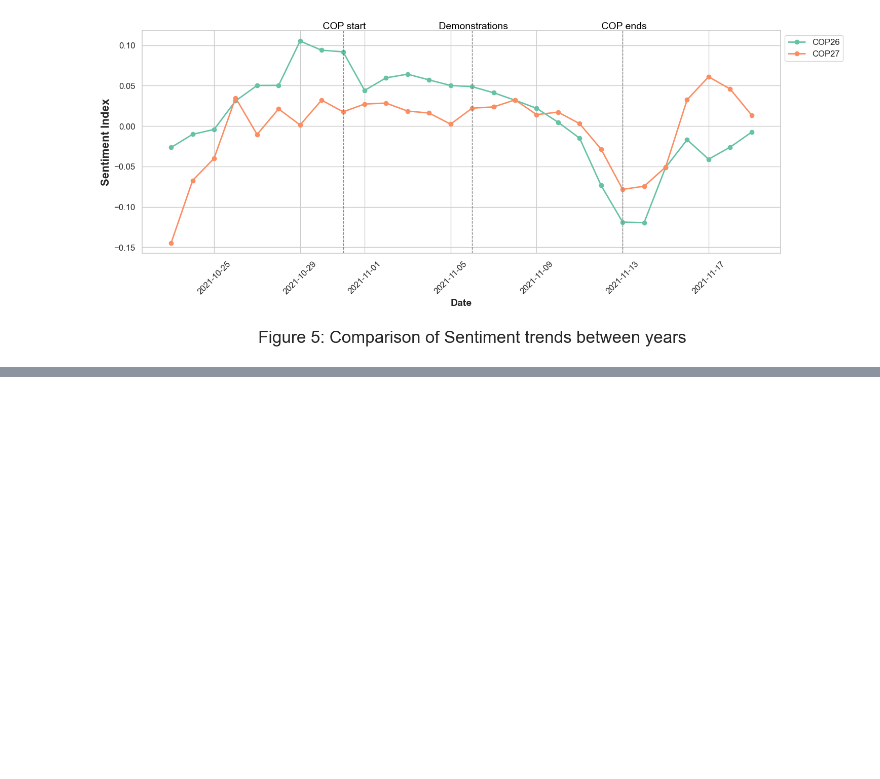
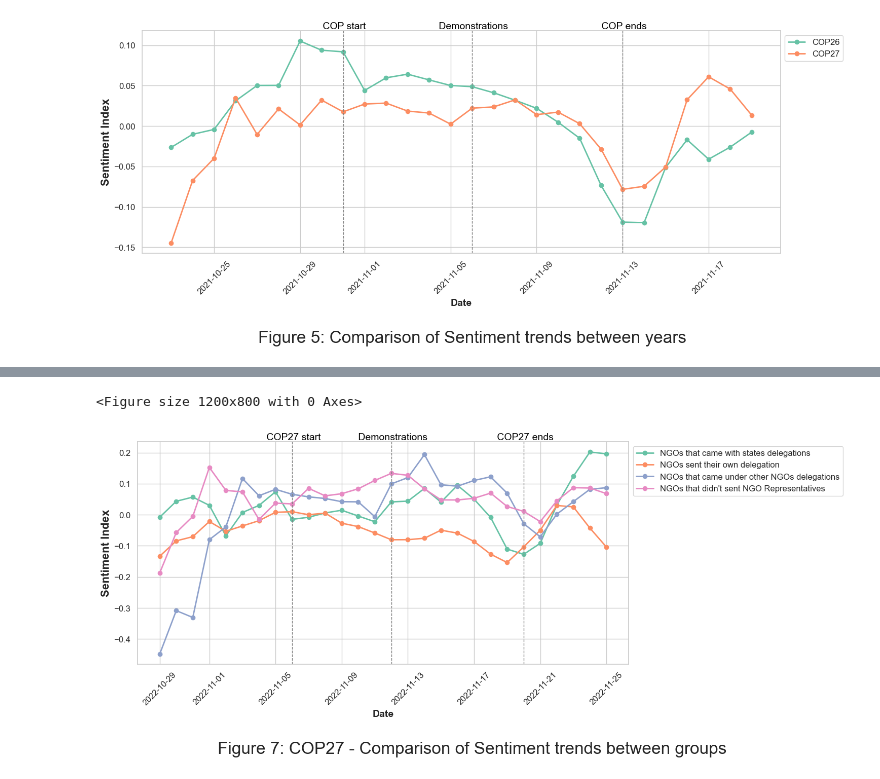
Before and after one commit to tom-baz/ENGO-emotional-framing, a Jupyter notebook: notebooks/tweets_distribution_plots.ipynb, the cells around one changed output, grey strips where cells are left out. Saved outputs shown, nothing was run; the diff lists cells and outputs as text; code cells hidden in the pictures; blank space fills up the shorter version.

```diff
--- a/notebooks/tweets_distribution_plots.ipynb
+++ b/notebooks/tweets_distribution_plots.ipynb
@@ -1098,0 +187,15 @@ plt.show()
+# %%
+# Plot COP27 sentiment comparison by groups
+plt.figure(figsize=(12, 8))
+plot_sentiment_comparison3(
+    cop27_groups,
+    title='Figure 7: COP27 - Comparison of Sentiment trends between groups',
+    sentiment_type="Sentiment Index",
+    date_column="date",
+    legend_names=LEGEND_NAMES,
+    events=EVENTS_COP27,
+    moving_avg_window=3
+)
+# %% [output]
+<Figure size 1200x800 with 0 Axes>
+[figure, added]
```
Also changed, not shown: parts of 91 cells of this notebook, 6 other files.
